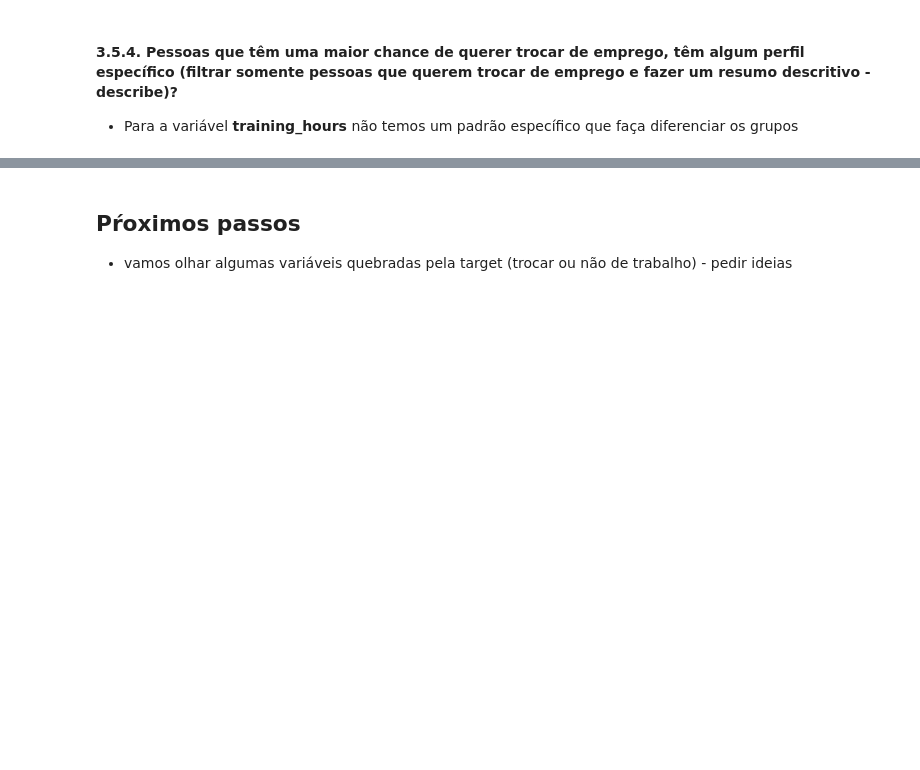
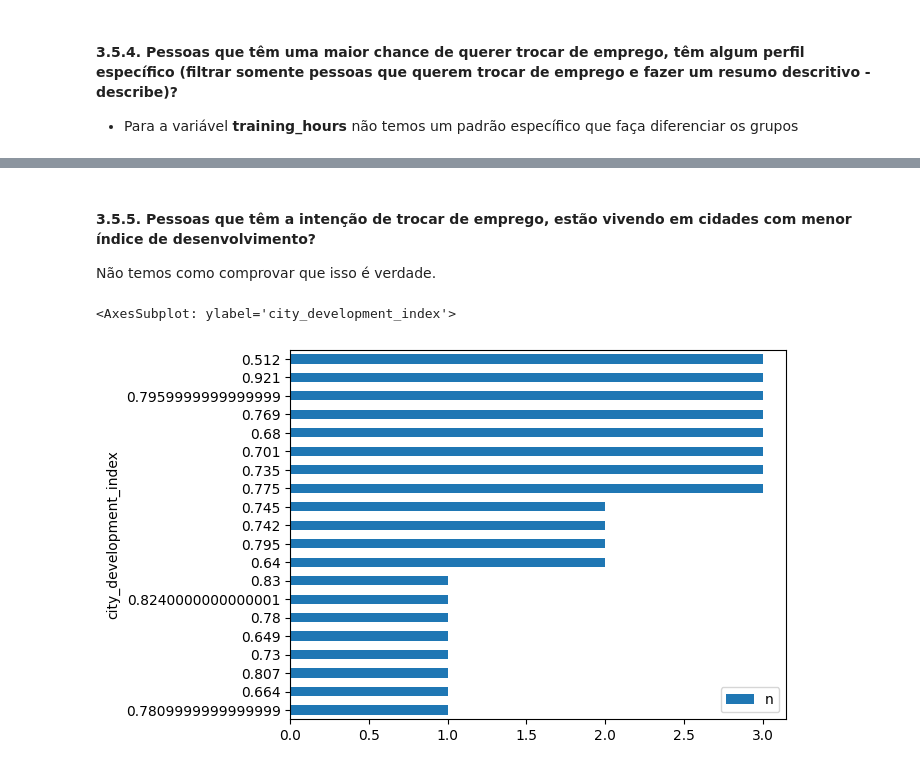
Before and after one commit to barbosarafael/hr_analysis, a Jupyter notebook: notebooks/3.0.exploracao_dados.ipynb, the cells around one changed output, grey strips where cells are left out. Cells and saved outputs as stored; diff of their text form; code cells hidden in the pictures; blank space fills up the shorter version.

Commit message:
Finalizando a exploração de dados e iniciando a criação de features para o nosso modelo

```diff
--- a/notebooks/3.0.exploracao_dados.ipynb
+++ b/notebooks/3.0.exploracao_dados.ipynb
@@ -350,7 +350,22 @@ dados\
 | target_label |  |  |  |  | ... |
 | Não quer trocar | 66.113761 | 48.0 | 60.938937 | 336 | ... |
 | Quer trocar | 63.118484 | 46.0 | 57.273662 | 336 | ... |
-# %% [markdown]
-## Pŕoximos passos
-
-- vamos olhar algumas variáveis quebradas pela target (trocar ou não de trabalho) - pedir ideias
+# %% [markdown]
+#### 3.5.5. Pessoas que têm a intenção de trocar de emprego, estão vivendo em cidades com menor índice de desenvolvimento?
+
+Não temos como comprovar que isso é verdade.
+# %%
+dados_plot = dados[['city_development_index', 'target_label']]\
+    .value_counts()\
+    .reset_index(name = 'n')\
+    .query('target_label == "Quer trocar"')\
+    .query('city_development_index != 0.920')\
+    .sort_values(by = 'n', ascending = True)\
+    .head(20)
+
+# dados_plot
+
+dados_plot.plot(x = 'city_development_index', y = 'n', kind = 'barh')
+# %% [output]
+<AxesSubplot: ylabel='city_development_index'>
+[figure, added]
```
Also changed, not shown: parts of 2 cells of this notebook, 1 other file.
